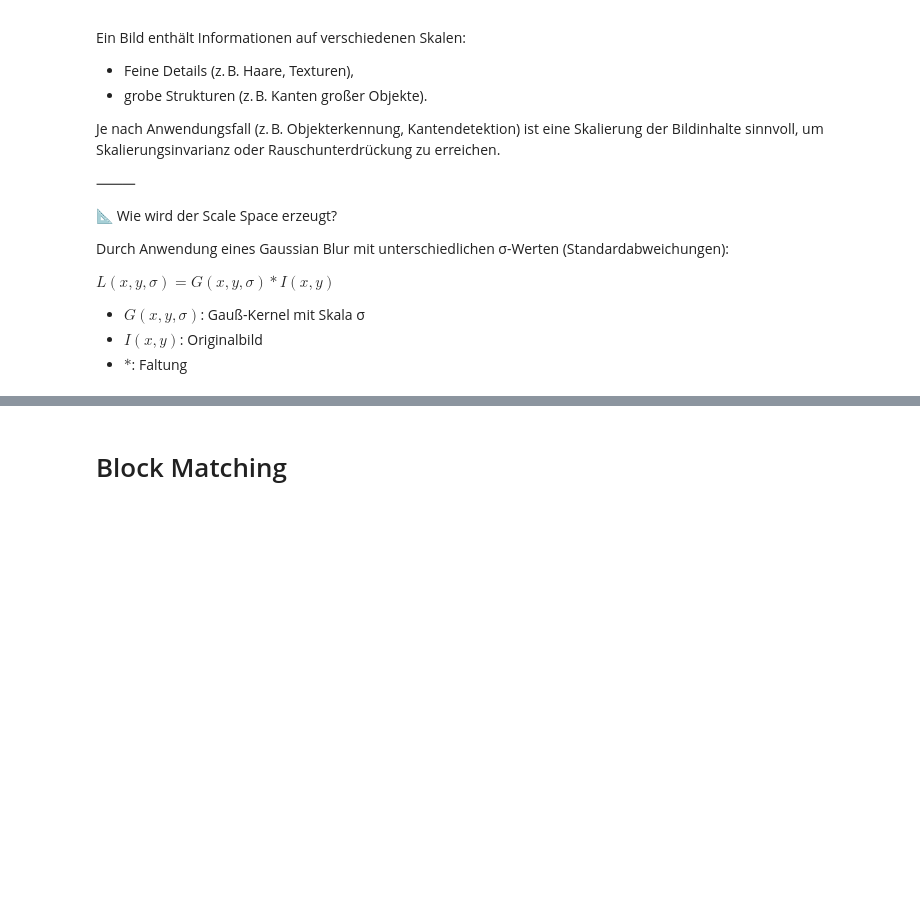
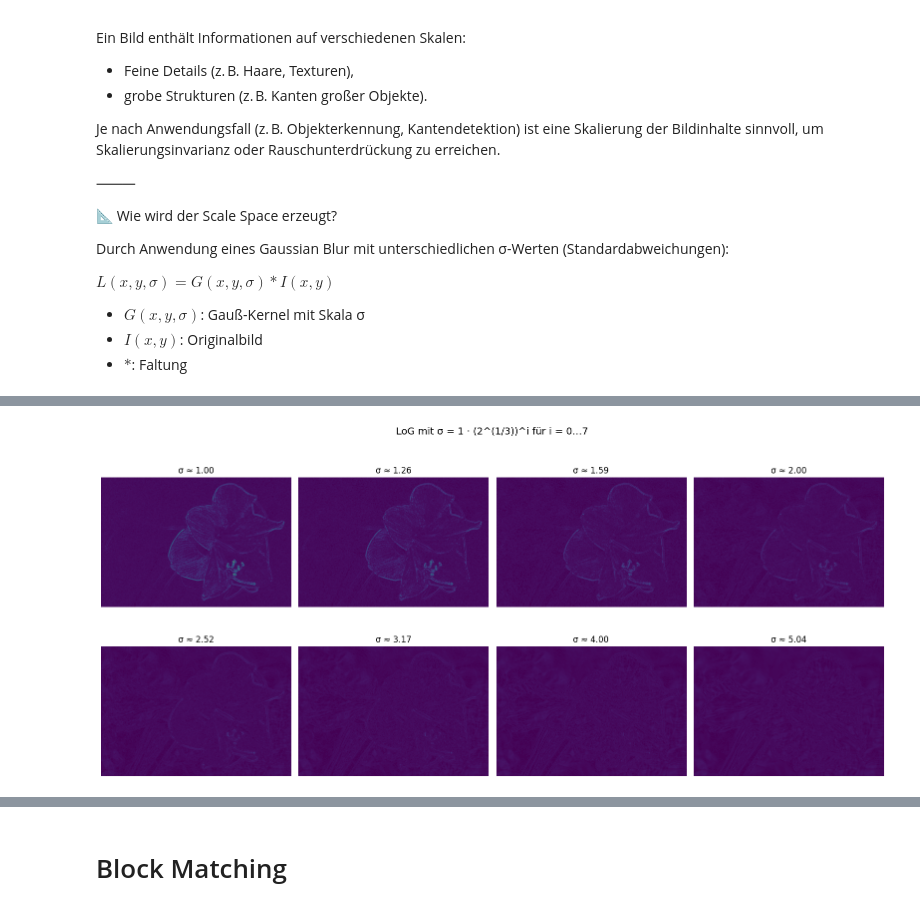
Before and after one commit to lukestairwalker/OpenCV, a Jupyter notebook: notebooks/Automotive Vision/03_Feature points_Descriptor matching.ipynb, the cells around one changed output, grey strips where cells are left out. Cells and saved outputs as stored; diff of their text form; code cells hidden in the pictures; blank space fills up the shorter version.

```diff
--- a/notebooks/Automotive Vision/03_Feature points_Descriptor matching.ipynb
+++ b/notebooks/Automotive Vision/03_Feature points_Descriptor matching.ipynb
@@ -92,0 +161,40 @@ plt.show()
+# %%
+import cv2
+import matplotlib.pyplot as plt
+import numpy as np
+
+# Bild laden in Graustufen
+bild = cv2.imread('../../images/flower.jpg', cv2.IMREAD_GRAYSCALE)
+
+# Basis-Sigma und Skalierungsfaktor
+sigma0 = 1.0
+k = 2 ** (1/3)
+sigmas = [sigma0 * k**i for i in range(8)]
+
+# Subplots vorbereiten
+fig, axs = plt.subplots(2, 4, figsize=(16, 8))
+log_abs_list = []
+
+# LoG-Bilder erzeugen
+for sigma in sigmas:
+    blurred = cv2.GaussianBlur(bild, (0, 0), sigmaX=sigma, sigmaY=sigma)
+    log = cv2.Laplacian(blurred, cv2.CV_64F)
+    log_abs = np.abs(log)
+    log_abs_list.append(log_abs)
+
+# Farbskala vereinheitlichen
+vmin = np.min([np.min(l) for l in log_abs_list])
+vmax = np.max([np.max(l) for l in log_abs_list])
+
+# Bilder anzeigen
+for i, log_abs in enumerate(log_abs_list):
+    ax = axs[i // 4, i % 4]
+    ax.imshow(log_abs, cmap='viridis', vmin=vmin, vmax=vmax)
+    ax.set_title(f"σ ≈ {sigmas[i]:.2f}")
+    ax.axis('off')
+
+plt.suptitle("LoG mit σ = 1 · (2^(1/3))^i für i = 0…7", fontsize=14)
+plt.tight_layout()
+plt.show()
+# %% [output]
+[figure, added]
```
Also changed, not shown: parts of 4 cells of this notebook, 1 other file.
